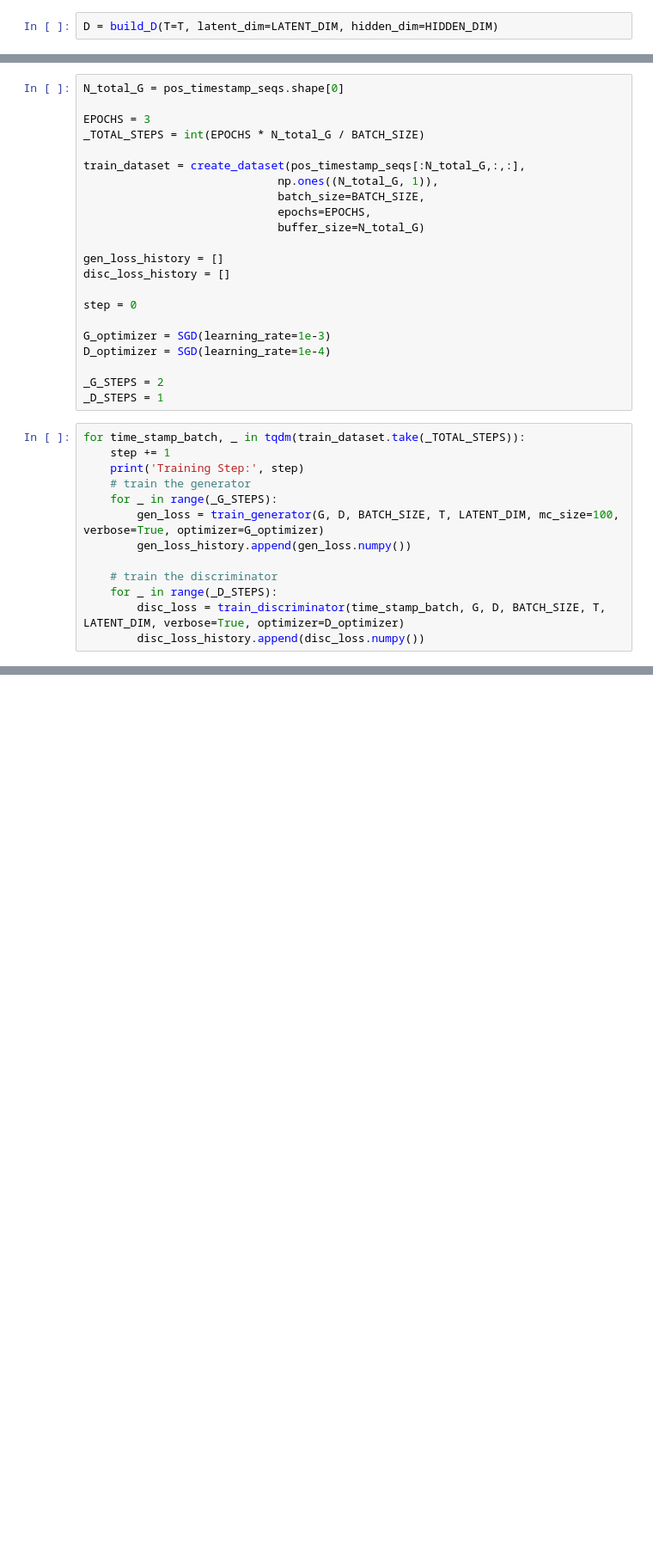
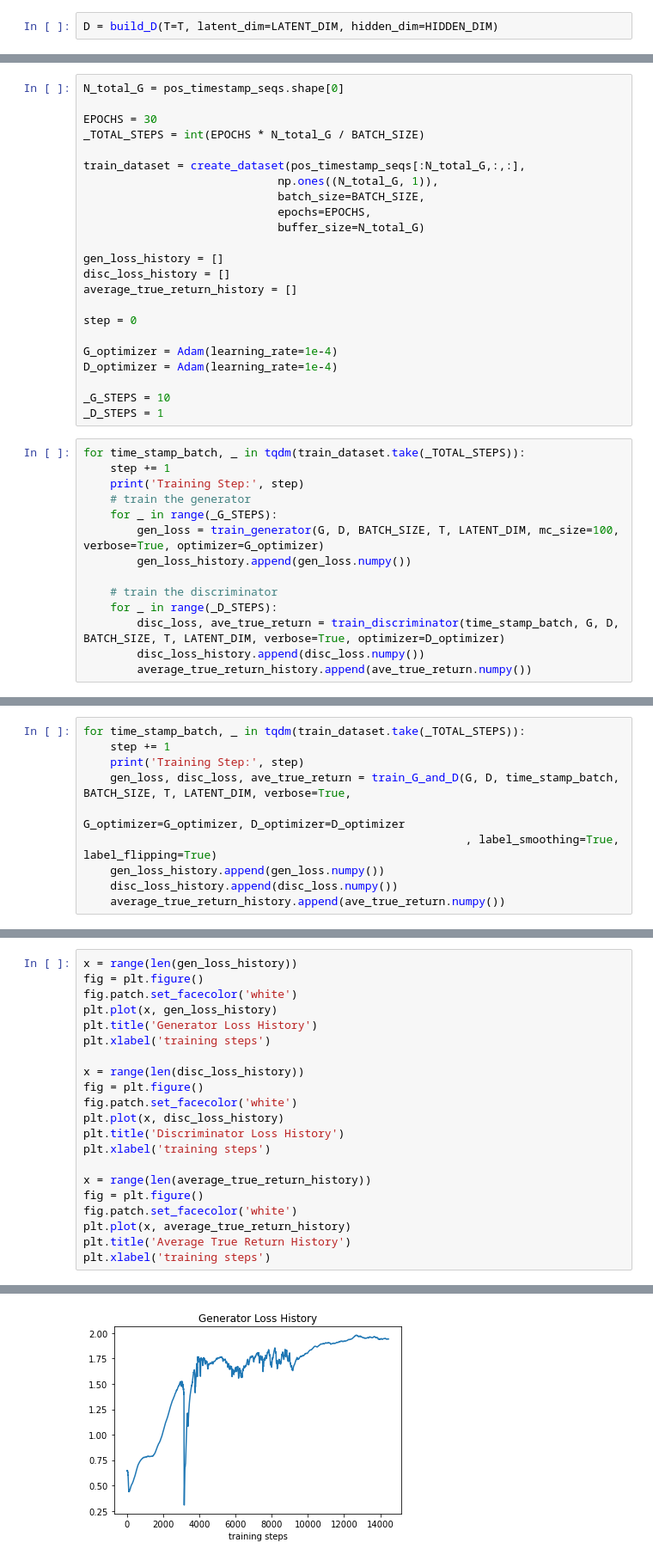
Before and after one commit to project-basileus/multitype-sequence-generation-by-tlstm-gan, a Jupyter notebook: notebooks/RC-GAN.ipynb, the cells around one changed output, grey strips where cells are left out. Shown at 86% size. Cells and saved outputs as stored; diff of their text form; blank space fills up the shorter version.

Commit message:
add trained RC gan

```diff
--- a/notebooks/RC-GAN.ipynb
+++ b/notebooks/RC-GAN.ipynb
@@ -236,7 +212,7 @@ D = build_D(T=T, latent_dim=LATENT_DIM, hidden_dim=HIDDEN_DIM)
 # %%
 N_total_G = pos_timestamp_seqs.shape[0]
 
-EPOCHS = 3
+EPOCHS = 30
 _TOTAL_STEPS = int(EPOCHS * N_total_G / BATCH_SIZE)
 
 train_dataset = create_dataset(pos_timestamp_seqs[:N_total_G,:,:],
@@ -247,13 +223,14 @@ train_dataset = create_dataset(pos_timestamp_seqs[:N_total_G,:,:],
 
 gen_loss_history = []
 disc_loss_history = []
+average_true_return_history = []
 
 step = 0
 
-G_optimizer = SGD(learning_rate=1e-3)
-D_optimizer = SGD(learning_rate=1e-4)
+G_optimizer = Adam(learning_rate=1e-4)
+D_optimizer = Adam(learning_rate=1e-4)
 
-_G_STEPS = 2
+_G_STEPS = 10
 _D_STEPS = 1
 # %%
 for time_stamp_batch, _ in tqdm(train_dataset.take(_TOTAL_STEPS)):
@@ -266,6 +243,7 @@ for time_stamp_batch, _ in tqdm(train_dataset.take(_TOTAL_STEPS)):
 
     # train the discriminator
     for _ in range(_D_STEPS):
-        disc_loss = train_discriminator(time_stamp_batch, G, D, BATCH_SIZE, T, LATENT_DIM, verbose=True, optimizer=D_optimizer)
+        disc_loss, ave_true_return = train_discriminator(time_stamp_batch, G, D, BATCH_SIZE, T, LATENT_DIM, verbose=True, optimizer=D_optimizer)
         disc_loss_history.append(disc_loss.numpy())
+        average_true_return_history.append(ave_true_return.numpy())
 # %% [output]
@@ -359,0 +556,10 @@ generator loss:0.5769351720809937
+# %%
+for time_stamp_batch, _ in tqdm(train_dataset.take(_TOTAL_STEPS)):
+    step += 1
+    print('Training Step:', step)
+    gen_loss, disc_loss, ave_true_return = train_G_and_D(G, D, time_stamp_batch, BATCH_SIZE, T, LATENT_DIM, verbose=True,
+                                                         G_optimizer=G_optimizer, D_optimizer=D_optimizer
+                                                         , label_smoothing=True, label_flipping=True)
+    gen_loss_history.append(gen_loss.numpy())
+    disc_loss_history.append(disc_loss.numpy())
+    average_true_return_history.append(ave_true_return.numpy())
@@ -359,0 +654,22 @@ generator loss:0.5769351720809937
+# %%
+x = range(len(gen_loss_history))
+fig = plt.figure()
+fig.patch.set_facecolor('white')
+plt.plot(x, gen_loss_history)
+plt.title('Generator Loss History')
+plt.xlabel('training steps')
+
+x = range(len(disc_loss_history))
+fig = plt.figure()
+fig.patch.set_facecolor('white')
+plt.plot(x, disc_loss_history)
+plt.title('Discriminator Loss History')
+plt.xlabel('training steps')
+
+x = range(len(average_true_return_history))
+fig = plt.figure()
+fig.patch.set_facecolor('white')
+plt.plot(x, average_true_return_history)
+plt.title('Average True Return History')
+plt.xlabel('training steps')
+# %% [output]
@@ -359,0 +677 @@ generator loss:0.5769351720809937
+[figure, added]
```
Also changed, not shown: parts of 16 cells of this notebook, 19 other files.
